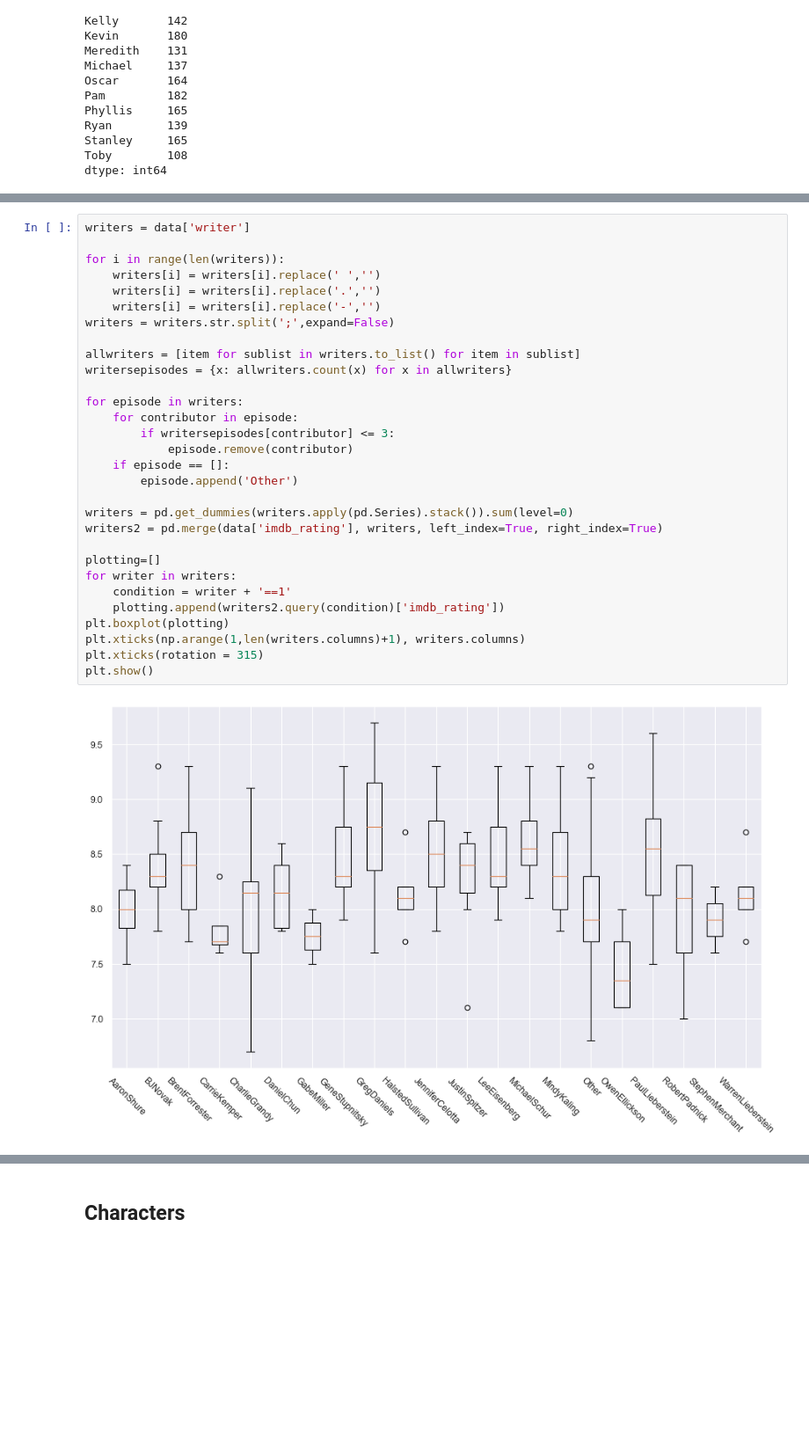
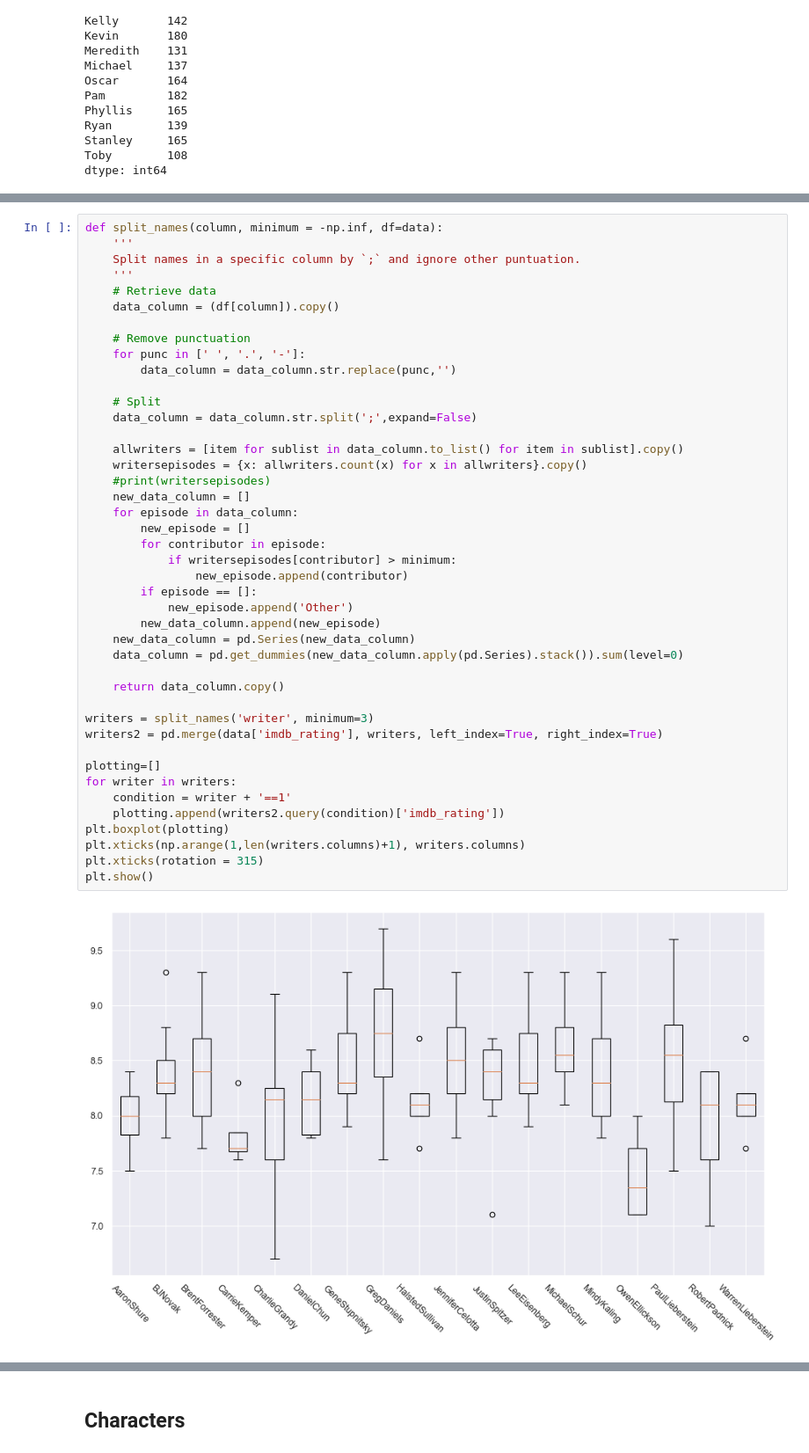
Before and after one commit to aidangarrity/MachineLearningProj1, a Jupyter notebook: project1.ipynb, the cells around one changed output, grey strips where cells are left out. Shown at 88% size. Drawn from its saved outputs; the diff is of its cells as text; blank space fills up the shorter version.

Commit message:
directors (+ writers speedup and mutable fix)

```diff
--- a/project1.ipynb
+++ b/project1.ipynb
@@ -257,32 +259,45 @@ dtype: int64
 # %%
-writers = data['writer']
+def split_names(column, minimum = -np.inf, df=data):
+    '''
+    Split names in a specific column by `;` and ignore other puntuation.
+    '''
+    # Retrieve data
+    data_column = (df[column]).copy()
 
-for i in range(len(writers)):
-    writers[i] = writers[i].replace(' ','')
-    writers[i] = writers[i].replace('.','')
-    writers[i] = writers[i].replace('-','')
-writers = writers.str.split(';',expand=False)
+    # Remove punctuation
+    for punc in [' ', '.', '-']:
+        data_column = data_column.str.replace(punc,'')
 
-allwriters = [item for sublist in writers.to_list() for item in sublist]
-writersepisodes = {x: allwriters.count(x) for x in allwriters}
+    # Split
+    data_column = data_column.str.split(';',expand=False)
 
-for episode in writers:
-    for contributor in episode:
-        if writersepisodes[contributor] <= 3:
-            episode.remove(contributor)
-    if episode == []:
-        episode.append('Other')
+    allwriters = [item for sublist in data_column.to_list() for item in sublist].copy()
+    writersepisodes = {x: allwriters.count(x) for x in allwriters}.copy()
+    #print(writersepisodes)
+    new_data_column = []
+    for episode in data_column:
+        new_episode = []
+        for contributor in episode:
+            if writersepisodes[contributor] > minimum:
+                new_episode.append(contributor)
+        if episode == []:
+            new_episode.append('Other')
+        new_data_column.append(new_episode)
+    new_data_column = pd.Series(new_data_column)
+    data_column = pd.get_dummies(new_data_column.apply(pd.Series).stack()).sum(level=0)
 
-writers = pd.get_dummies(writers.apply(pd.Series).stack()).sum(level=0)
+    return data_column.copy()
+
+writers = split_names('writer', minimum=3)
 writers2 = pd.merge(data['imdb_rating'], writers, left_index=True, right_index=True)
 
 plotting=[]
 for writer in writers:
     condition = writer + '==1'
     plotting.append(writers2.query(condition)['imdb_rating'])
 plt.boxplot(plotting)
 plt.xticks(np.arange(1,len(writers.columns)+1), writers.columns)
 plt.xticks(rotation = 315)
 plt.show()
 # %% [output]
-[figure, old version]
+[figure, new version]
```
Also changed, not shown: parts of 8 cells of this notebook.
